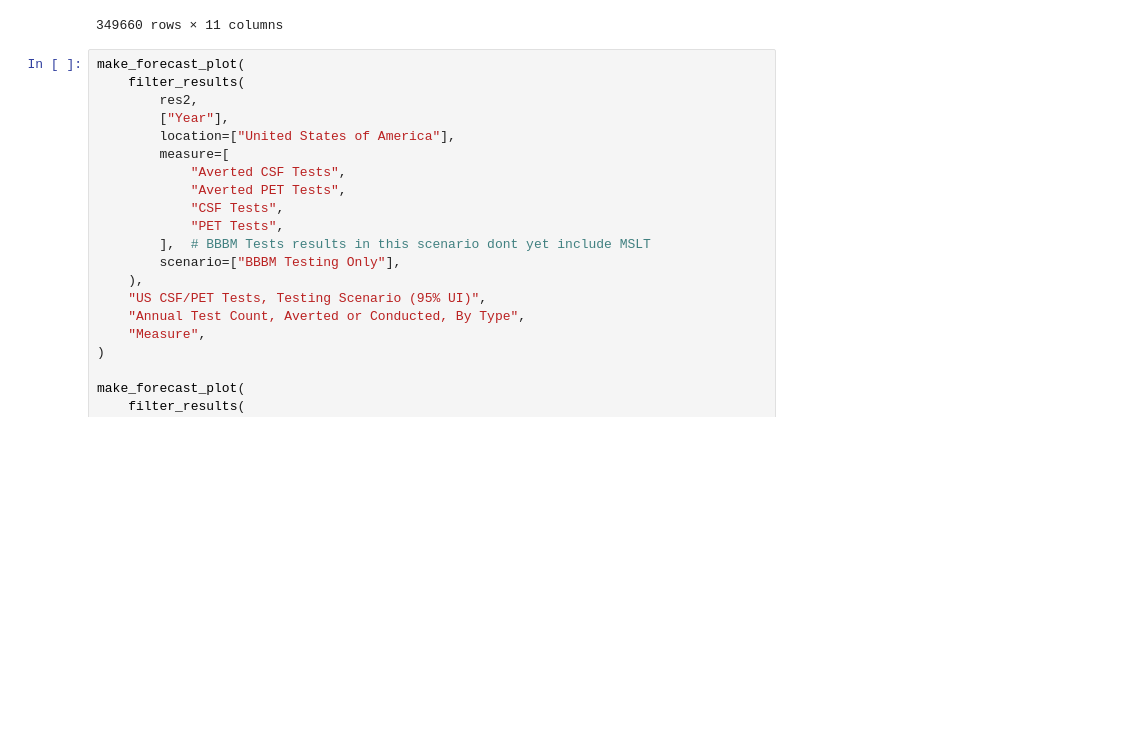
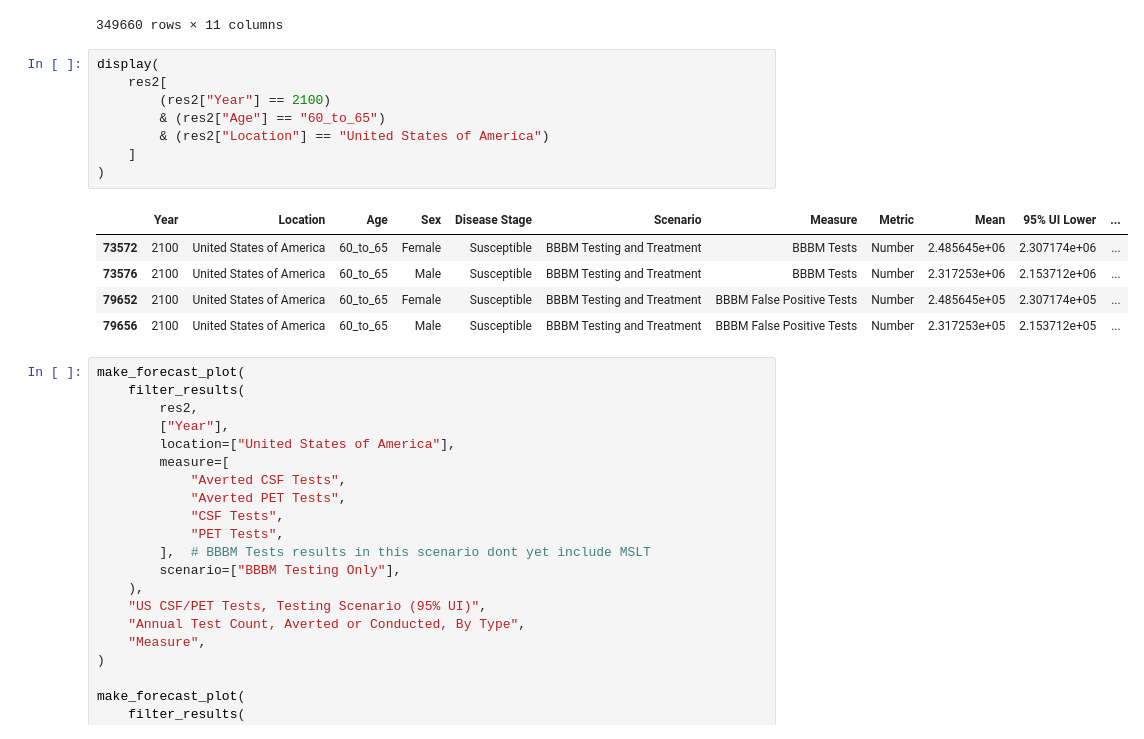
Before and after one commit to ihmeuw/vivarium_research_alzheimers, a Jupyter notebook: plots/plots_nov_11.ipynb, the cells around one changed output. Saved outputs shown, nothing was run; the diff lists cells and outputs as text; blank space fills up the shorter version.

```diff
--- a/plots/plots_nov_11.ipynb
+++ b/plots/plots_nov_11.ipynb
@@ -446,6 +456,20 @@ res2
 | 79658 | 2100 | United States of America | 70_to_75 | Male | Susceptible | BBBM Testing and Treatment | BBBM False Positive Tests | Number | 80018.415676 | 74371.062048 | ... |
 | 79659 | 2100 | United States of America | 75_to_80 | Male | Susceptible | BBBM Testing and Treatment | BBBM False Positive Tests | Number | 136831.490805 | 127174.516102 | ... |
 349660 rows × 11 columns
+# %%
+display(
+    res2[
+        (res2["Year"] == 2100)
+        & (res2["Age"] == "60_to_65")
+        & (res2["Location"] == "United States of America")
+    ]
+)
+# %% [output]
+|  | Year | Location | Age | Sex | Disease Stage | Scenario | Measure | Metric | Mean | 95% UI Lower | ... |
+| 73572 | 2100 | United States of America | 60_to_65 | Female | Susceptible | BBBM Testing and Treatment | BBBM Tests | Number | 2.485645e+06 | 2.307174e+06 | ... |
+| 73576 | 2100 | United States of America | 60_to_65 | Male | Susceptible | BBBM Testing and Treatment | BBBM Tests | Number | 2.317253e+06 | 2.153712e+06 | ... |
+| 79652 | 2100 | United States of America | 60_to_65 | Female | Susceptible | BBBM Testing and Treatment | BBBM False Positive Tests | Number | 2.485645e+05 | 2.307174e+05 | ... |
+| 79656 | 2100 | United States of America | 60_to_65 | Male | Susceptible | BBBM Testing and Treatment | BBBM False Positive Tests | Number | 2.317253e+05 | 2.153712e+05 | ... |
 # %%
 make_forecast_plot(
     filter_results(
```
Also changed, not shown: parts of 5 cells of this notebook.
